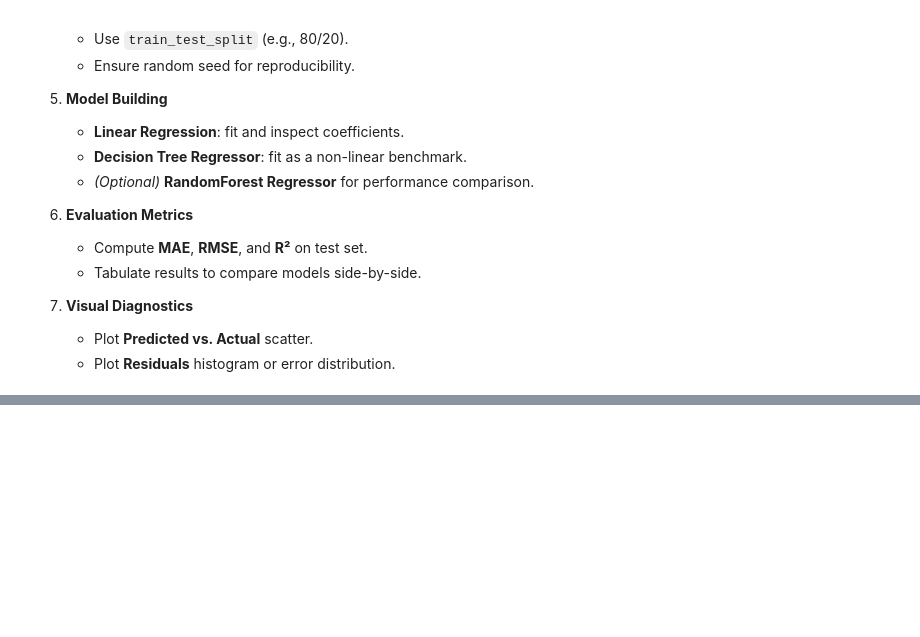
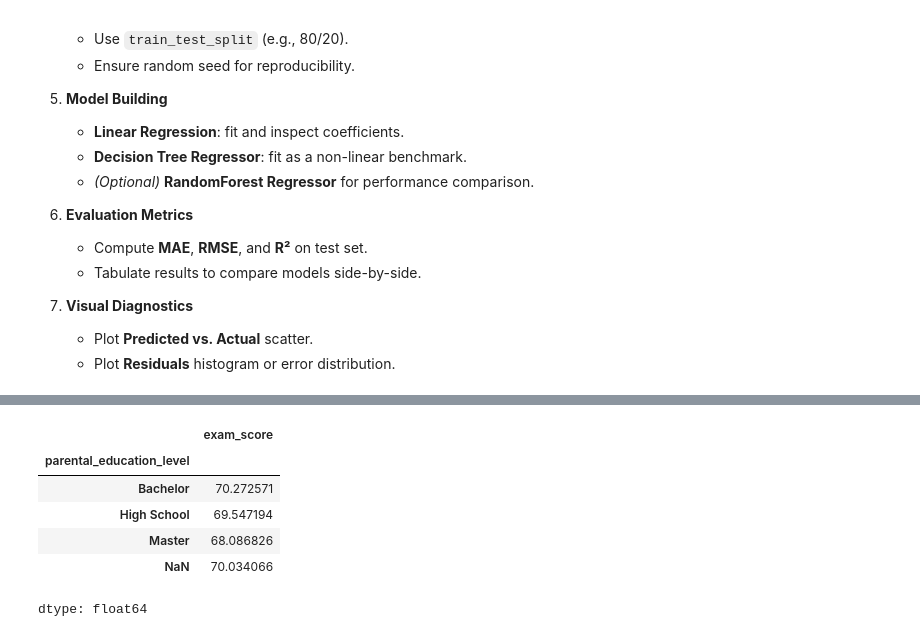
Before and after one commit to puck-arthur/data-learning, a Jupyter notebook: notebooks/week2_regression_scikit_refresher.ipynb, the cells around one changed output, grey strips where cells are left out. Cells and saved outputs as stored; diff of their text form; code cells hidden in the pictures; blank space fills up the shorter version.

```diff
--- a/notebooks/week2_regression_scikit_refresher.ipynb
+++ b/notebooks/week2_regression_scikit_refresher.ipynb
@@ -34,0 +227,12 @@
+# %%
+# Checking if the parental_education_level null values has the same mean from the other categories
+
+df.groupby('parental_education_level', dropna=False)['exam_score'].agg('mean')
+# %% [output]
+|  | exam_score |
+| parental_education_level |  |
+| Bachelor | 70.272571 |
+| High School | 69.547194 |
+| Master | 68.086826 |
+| NaN | 70.034066 |
+dtype: float64
```
Also changed, not shown: parts of 11 cells of this notebook.
